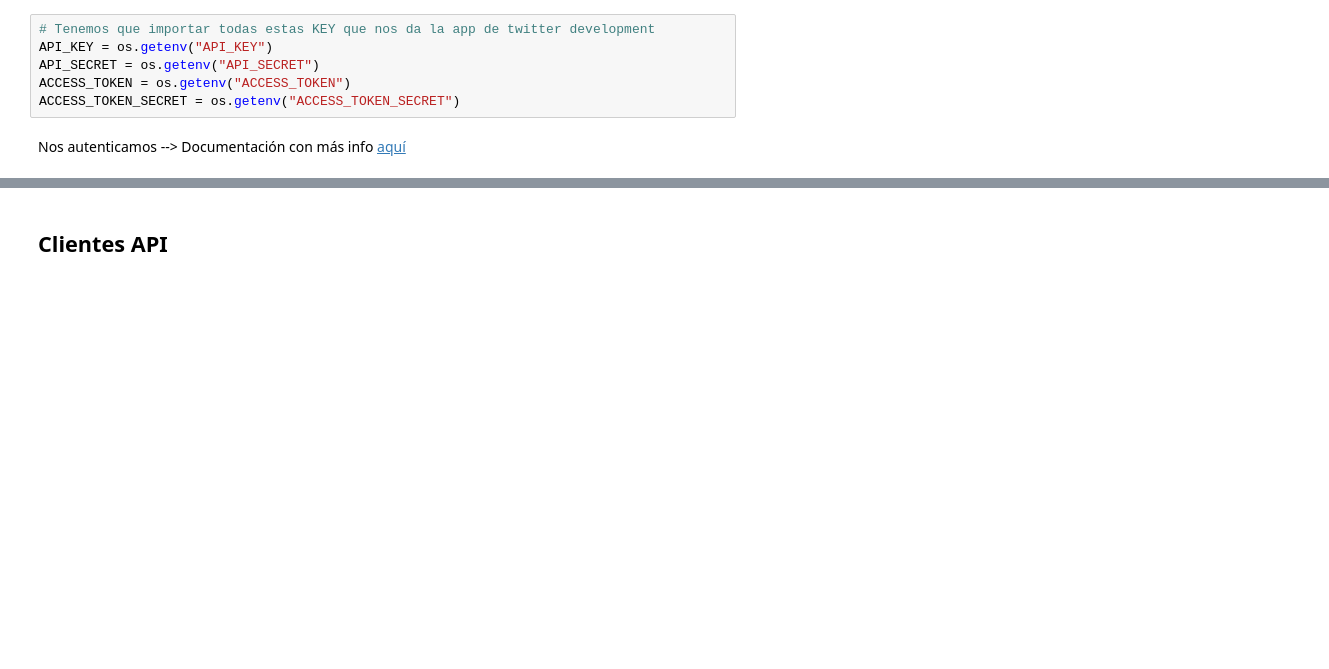
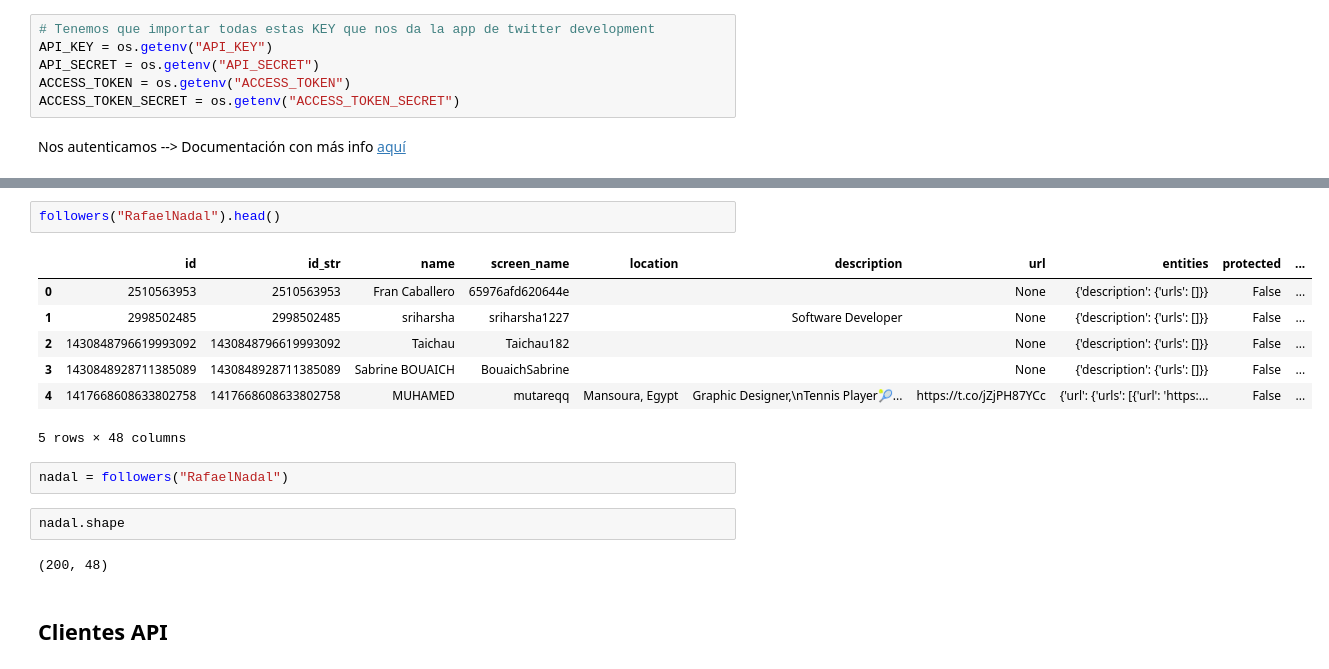
Before and after one commit to Ironhack-Data-Madrid-Agosto-2021/classroom-materials, a Jupyter notebook: week_03/03-apis.ipynb, the cells around one changed output, grey strips where cells are left out. Cells and saved outputs as stored; diff of their text form; blank space fills up the shorter version.

```diff
--- a/week_03/03-apis.ipynb
+++ b/week_03/03-apis.ipynb
@@ -674,3 +720,19 @@ Nos autenticamos --> Documentación con más info [aquí](https://docs.tweepy.or
+# %%
+followers("RafaelNadal").head()
+# %% [output]
+|  | id | id_str | name | screen_name | location | description | url | entities | protected | ... |
+| 0 | 2510563953 | 2510563953 | Fran Caballero | 65976afd620644e |  |  | None | {'description': {'urls': []}} | False | ... |
+| 1 | 2998502485 | 2998502485 | sriharsha | sriharsha1227 |  | Software Developer | None | {'description': {'urls': []}} | False | ... |
+| 2 | 1430848796619993092 | 1430848796619993092 | Taichau | Taichau182 |  |  | None | {'description': {'urls': []}} | False | ... |
+| 3 | 1430848928711385089 | 1430848928711385089 | Sabrine BOUAICH | BouaichSabrine |  |  | None | {'description': {'urls': []}} | False | ... |
+| 4 | 1417668608633802758 | 1417668608633802758 | MUHAMED | mutareqq | Mansoura, Egypt | Graphic Designer,\nTennis Player🎾... | https://t.co/jZjPH87YCc | {'url': {'urls': [{'url': 'https:... | False | ... |
+5 rows × 48 columns
+# %%
+nadal = followers("RafaelNadal")
+# %%
+nadal.shape
+# %% [output]
+(200, 48)
 # %% [markdown]
 ## Clientes API
 # %% [markdown]
```
Also changed, not shown: parts of 68 cells of this notebook.
